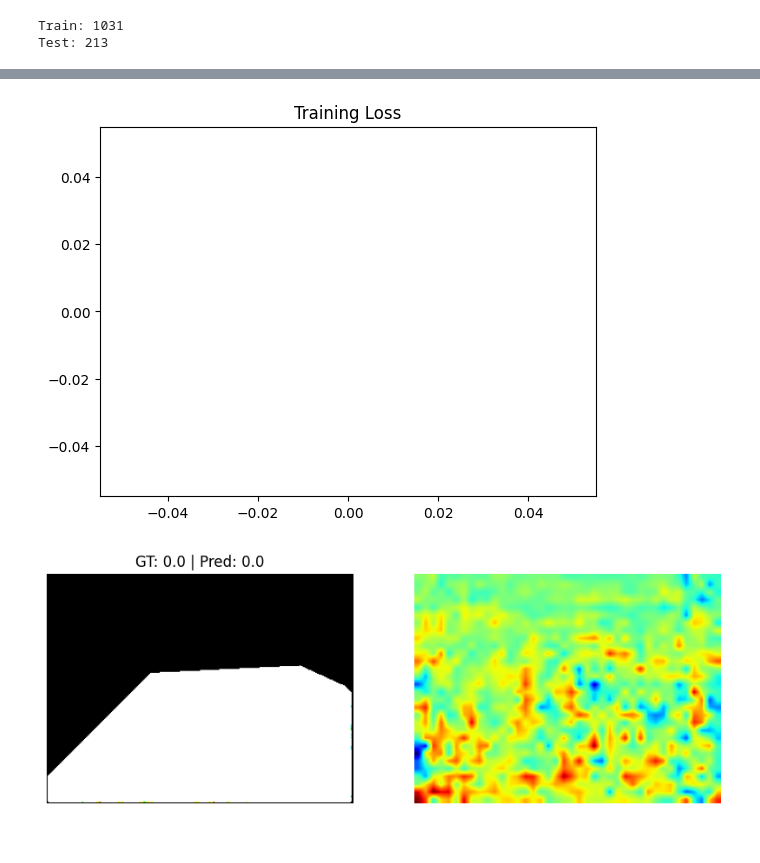
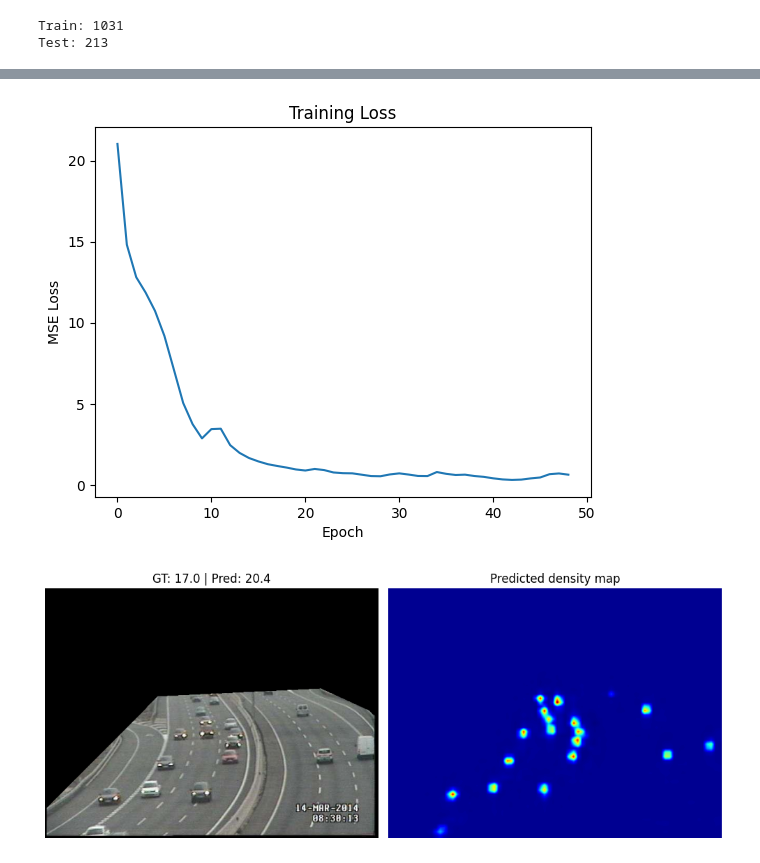
Before and after one commit to bagariapiyansu/Traffic-Density-Estimation, a Jupyter notebook: notebook.ipynb, the cells around one changed output, grey strips where cells are left out. Saved outputs shown, nothing was run; the diff lists cells and outputs as text; code cells hidden in the pictures.

Commit message:
trained model sucessfully

```diff
--- a/notebook.ipynb
+++ b/notebook.ipynb
@@ -139,39 +146,57 @@ print("Train:", len(train_ds), "\nTest:", len(test_ds))
 # %% [output]
 Train: 1031
 Test: 213
+# %%
+from torch.amp import autocast, GradScaler
+scaler = GradScaler()
 # %%
 device = torch.device("cuda" if torch.cuda.is_available() else "cpu")
 
-model = CSRNet().to(device)
+model     = CSRNet().to(device)
+
+EPOCHS = 50
+optimizer = torch.optim.Adam(model.parameters(), lr=1e-4)
+
+# add a scheduler to reduce LR when loss plateaus
+scheduler = torch.optim.lr_scheduler.ReduceLROnPlateau(
+    optimizer, mode='min', factor=0.5, patience=10
+)
+
 criterion = nn.MSELoss()
-optimizer = torch.optim.Adam(model.parameters(), lr=5e-4)
+train_losses = []
 
-EPOCHS = 10
-train_losses = []
+for param in model.frontend.parameters():
+    param.requires_grad = False
 
 for epoch in range(EPOCHS):
     model.train()
     total_loss = 0
 
+    if epoch == 10:
+        for param in model.frontend.parameters():
+            param.requires_grad = True
+
     for i, (img, density) in enumerate(train_loader):
-        img = img.to(device)
+        img     = img.to(device)
         density = density.to(device)
 
-        pred = model(img)
-        loss = criterion(pred, density)
+        with autocast('cuda'):
+            pred = model(img)
+            loss = criterion(pred, density)
 
         optimizer.zero_grad()
-        loss.backward()
-        optimizer.step()
+        scaler.scale(loss).backward()
+        scaler.step(optimizer)
+        scaler.update()
 
         total_loss += loss.item()
 
         if i % 75 == 0:
-            print(f"Epoch {epoch+1}/{EPOCHS} | Training Image {i}/{len(train_loader)} | Loss: {loss.item():}")
+            print(f"Epoch {epoch+1}/{EPOCHS} | Image {i}/{len(train_loader)} | Loss: {loss.item():.4f}")
 
     avg_loss = total_loss / len(train_loader)
     train_losses.append(avg_loss)
+    print(f"Epoch {epoch+1} done | Avg Loss: {avg_loss:.4f}\n")
 
-    print(f"✅ Epoch {epoch+1} DONE | Avg Loss: {avg_loss:.4f}\n")
 torch.save(model.state_dict(), "csrnet_trancos.pth")
 # %% [output]
@@ -217,9 +242,11 @@ CSRNet(
 # %%
 plt.plot(train_losses)
 plt.title("Training Loss")
+plt.xlabel("Epoch")
+plt.ylabel("MSE Loss")
 plt.show()
 # %% [output]
-[figure, old version]
+[figure, new version]
 # %%
 model.eval()
 
@@ -230,27 +257,30 @@ with torch.no_grad():
         pred = model(img)
 
         pred_count = pred.sum().item() / 100.0
-        gt_count = density.sum().item() / 100.0
+        gt_count   = density.sum().item() / 100.0
 
-        img_np = img[0].permute(1,2,0).cpu().numpy()
-        img_np = (img_np * [0.229,0.224,0.225] + [0.485,0.456,0.406])
+        # Denormalise for display
+        img_np = img[0].permute(1, 2, 0).cpu().numpy()
+        img_np = img_np * np.array([0.229, 0.224, 0.225]) + np.array([0.485, 0.456, 0.406])
         img_np = np.clip(img_np, 0, 1)
 
-        density_map = pred[0,0].cpu().numpy()
+        density_map = pred[0, 0].cpu().numpy()
         density_map = cv2.resize(density_map, (img_np.shape[1], img_np.shape[0]))
 
-        plt.figure(figsize=(10,4))
+        plt.figure(figsize=(10, 4))
 
-        plt.subplot(1,2,1)
+        plt.subplot(1, 2, 1)
         plt.imshow(img_np)
         plt.title(f"GT: {gt_count:.1f} | Pred: {pred_count:.1f}")
         plt.axis("off")
 
-        plt.subplot(1,2,2)
+        plt.subplot(1, 2, 2)
         plt.imshow(density_map, cmap="jet")
+        plt.title("Predicted density map")
         plt.axis("off")
 
+        plt.tight_layout()
         plt.show()
         break
 # %% [output]
-[figure, old version]
+[figure, new version]
```
Also changed, not shown: parts of 7 cells of this notebook, 1 other file.
